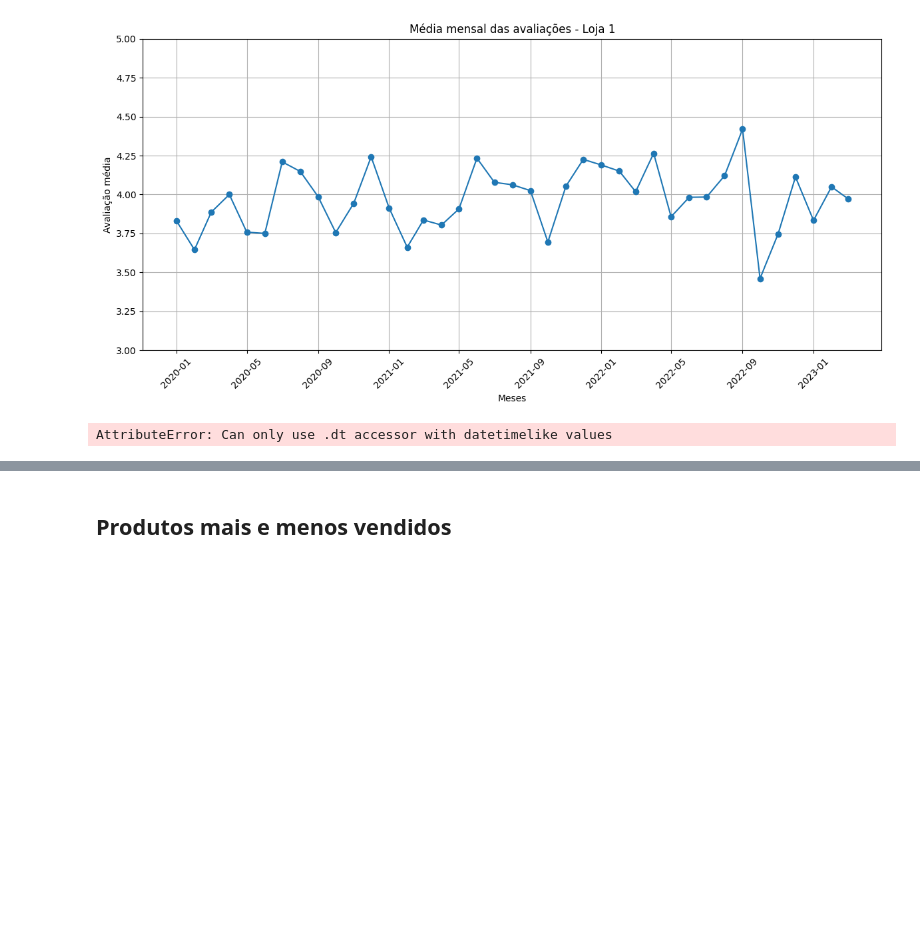
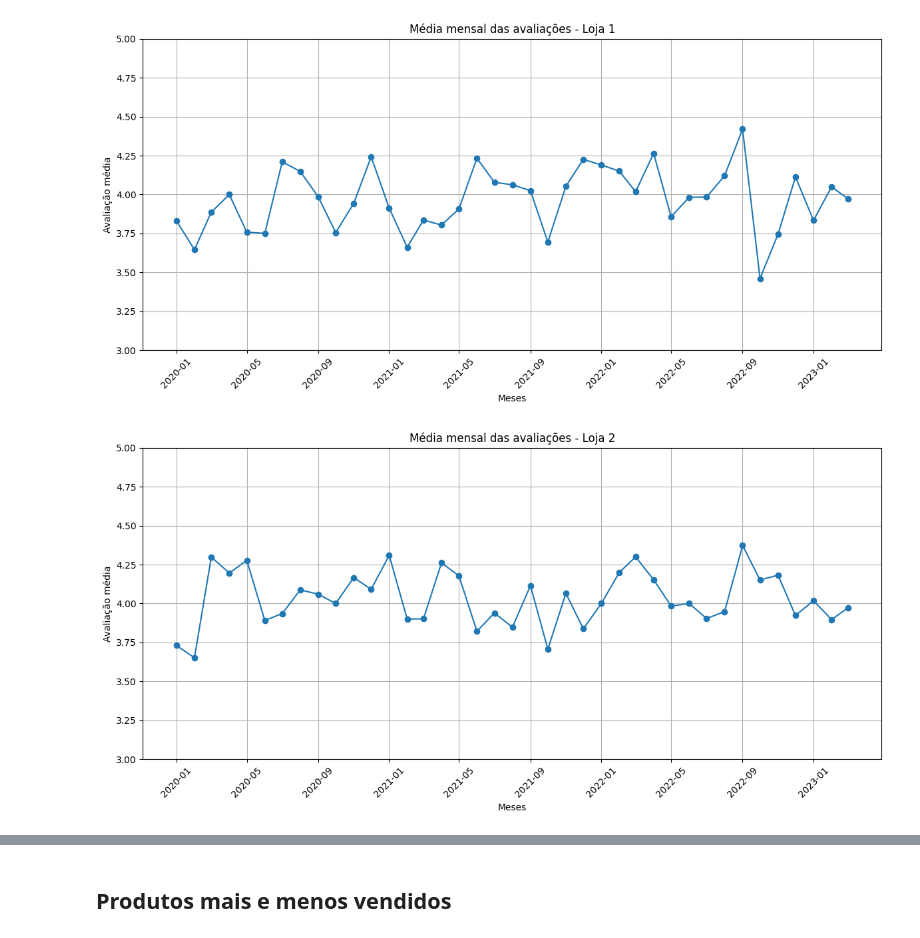
Before and after one commit to Bainazz/alura_store, a Jupyter notebook: AluraStoreBr.ipynb, the cells around one changed output, grey strips where cells are left out. Saved outputs shown, nothing was run; the diff lists cells and outputs as text; code cells hidden in the pictures; blank space fills up the shorter version.

```diff
--- a/AluraStoreBr.ipynb
+++ b/AluraStoreBr.ipynb
@@ -327,30 +327,30 @@ plt.show()
 # %%
 # avaliacoes loja 2
 
 # conversao da data
-loja1['Data da Compra'] = pd.to_datetime(loja2['Data da Compra'], dayfirst=True)
+loja2['Data da Compra'] = pd.to_datetime(loja2['Data da Compra'], dayfirst=True)
 
 # coluna com ano e mês
 loja2['AnoMes'] = loja2['Data da Compra'].dt.to_period('M')
 
 # agrupa mês e calcula média
 media_mensal = loja2.groupby('AnoMes')['Avaliação da compra'].mean()
 
 # indice pra datetime
 media_mensal.index = media_mensal.index.to_timestamp()
 
 plt.figure(figsize=(12, 6))
 plt.plot(media_mensal.index, media_mensal.values, marker='o', linestyle='-')
 plt.title('Média mensal das avaliações - Loja 2')
 plt.xlabel('Meses')
 plt.ylabel('Avaliação média')
 plt.ylim(3, 5)
 plt.grid(True)
 plt.xticks(rotation=45)
 plt.tight_layout()
 plt.show()
 # %% [output]
-AttributeError: Can only use .dt accessor with datetimelike values
+[figure, added]
 # %%
 # avaliacoes loja 3
 
```
Also changed, not shown: parts of 5 cells of this notebook.
